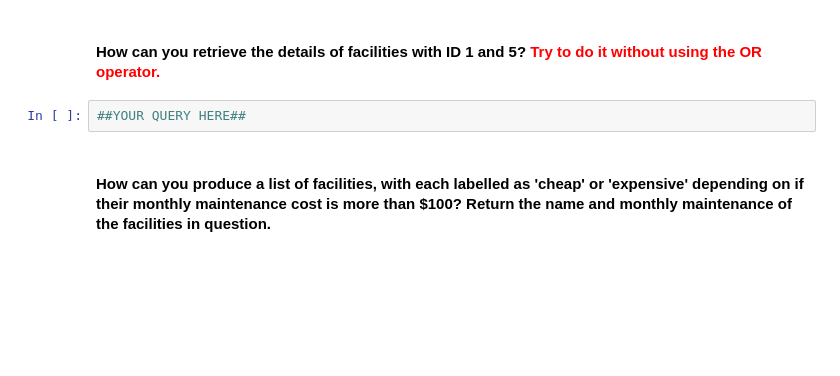
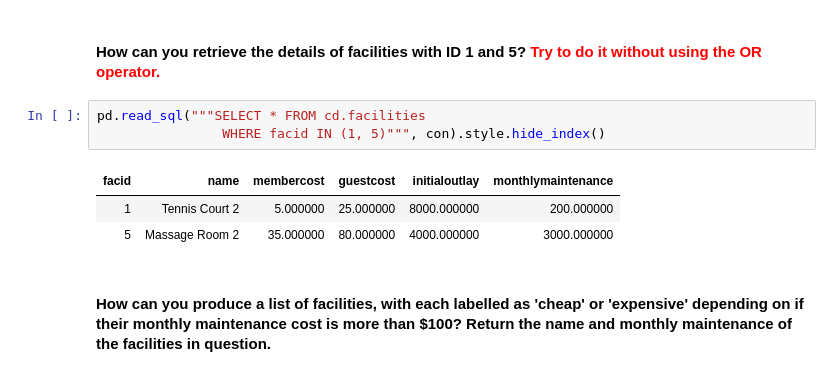
Before and after one commit to haicheviet/dataeng-course-1, a Jupyter notebook: homework_postgres/PostgreSQL-Students.ipynb, the cells around one changed output. Saved outputs shown, nothing was run; the diff lists cells and outputs as text; blank space fills up the shorter version.

```diff
--- a/homework_postgres/PostgreSQL-Students.ipynb
+++ b/homework_postgres/PostgreSQL-Students.ipynb
@@ -1514,6 +1498,11 @@ pd.read_sql("""SELECT name, membercost FROM cd.facilities""", con).style.hide_in
 # %% [markdown]
 #### How can you retrieve the details of facilities with ID 1 and 5? <font color=red>Try to do it without using the OR operator.</font>
-# %%
-##YOUR QUERY HERE##
+# %%
+pd.read_sql("""SELECT * FROM cd.facilities
+                WHERE facid IN (1, 5)""", con).style.hide_index()
+# %% [output]
+| facid | name | membercost | guestcost | initialoutlay | monthlymaintenance |
+| 1 | Tennis Court 2 | 5.000000 | 25.000000 | 8000.000000 | 200.000000 |
+| 5 | Massage Room 2 | 35.000000 | 80.000000 | 4000.000000 | 3000.000000 |
 # %% [markdown]
 ####  How can you produce a list of facilities, with each labelled as 'cheap' or 'expensive' depending on if their monthly maintenance cost is more than $100? Return the name and monthly maintenance of the facilities in question.
```
Also changed, not shown: parts of 31 cells of this notebook, 2 other files.
